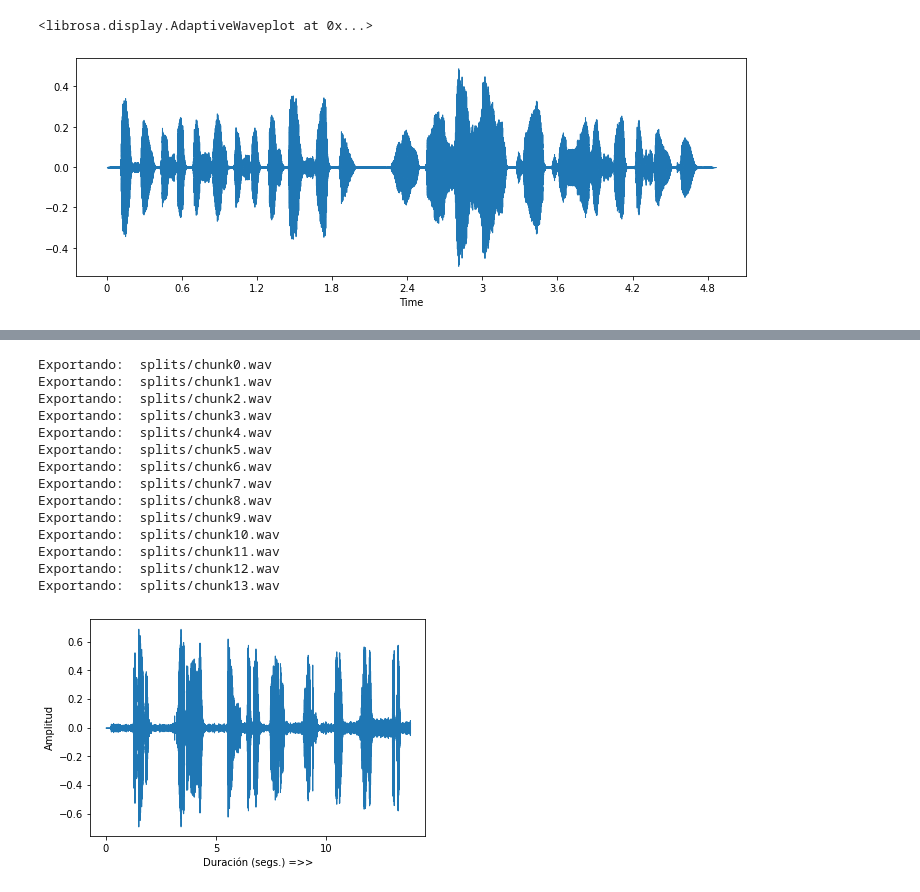
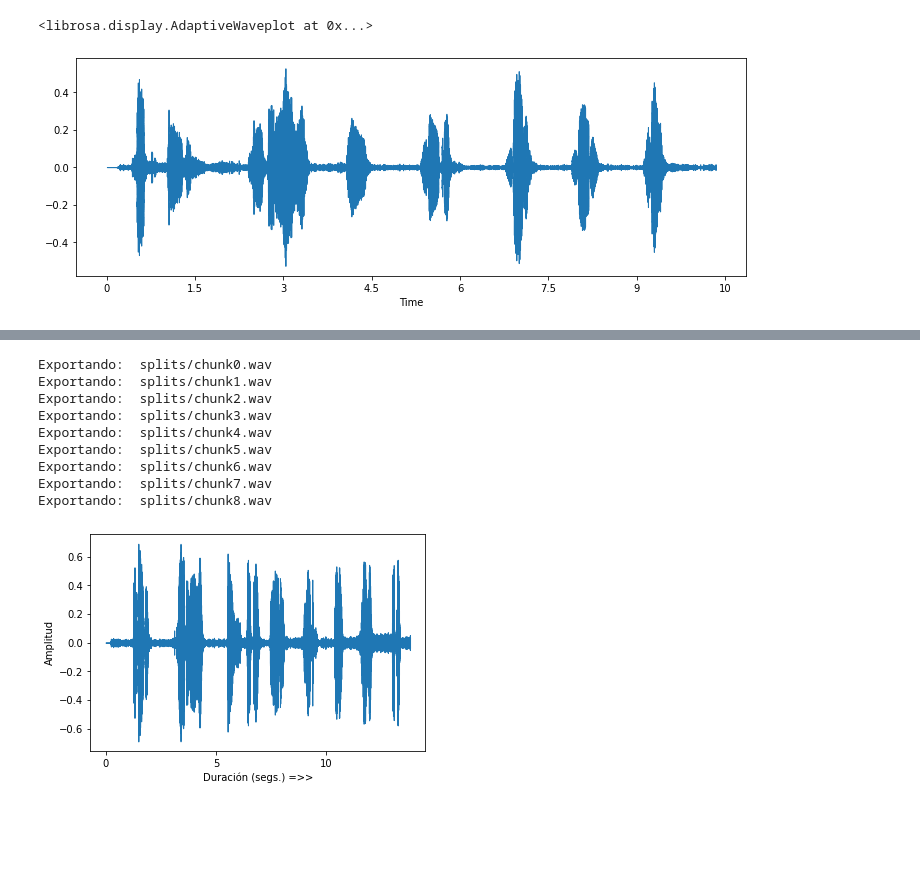
Before and after one commit to tholliver/template-s-recognition, a Jupyter notebook: spliter.ipynb, the cells around one changed output, grey strips where cells are left out. Cells and saved outputs as stored; diff of their text form; code cells hidden in the pictures; blank space fills up the shorter version.

```diff
--- a/spliter.ipynb
+++ b/spliter.ipynb
@@ -30,16 +30,18 @@ def mp3_to_wav(source, skip=0, excerpt=False):
 
     return output_path
 # %%
-pathToFile = "audios/agente777.wav"
+# pathToFile = "audios/agente777.wav"
+pathToFile = 'src/coversor/files2conver/bot.wav'
+
 #Para convertir
 # wave_file = mp3_to_wav(pathToFile, 37, True)
 
 data, sampling_rate = librosa.load(pathToFile);
 plt.figure(figsize=(12, 4))
 librosa.display.waveshow(data,sampling_rate)
 # %% [output]
 <librosa.display.AdaptiveWaveplot at 0x...>
-[figure, old version]
+[figure, new version]
 # %%
 # Para escuchar el archivo
 sound_file = AudioSegment.from_wav(pathToFile) # Aqui su archivo en WAV
@@ -70,11 +72,6 @@ Exportando:  splits/chunk5.wav
 Exportando:  splits/chunk6.wav
 Exportando:  splits/chunk7.wav
 Exportando:  splits/chunk8.wav
-Exportando:  splits/chunk9.wav
-Exportando:  splits/chunk10.wav
-Exportando:  splits/chunk11.wav
-Exportando:  splits/chunk12.wav
-Exportando:  splits/chunk13.wav
 # %%
 x, sr = librosa.load(pathToFile)
 librosa.display.waveshow(y=x, sr=sr)
```
Also changed, not shown: 13 other files.
